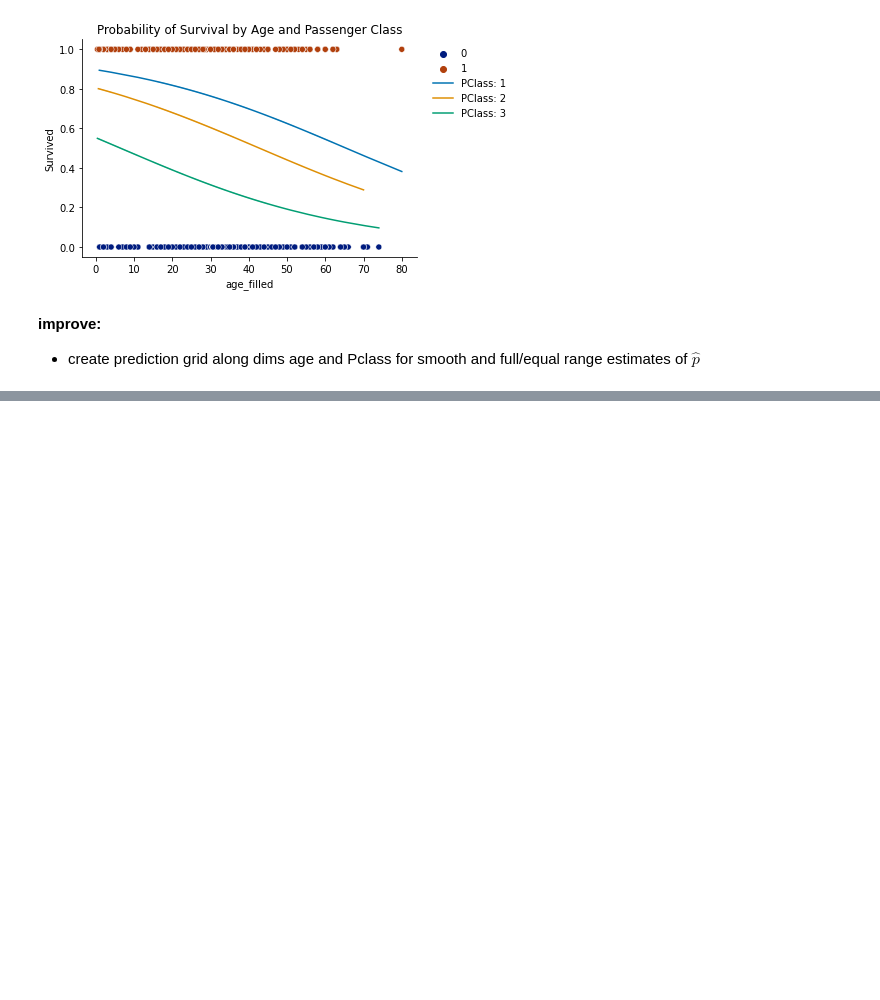
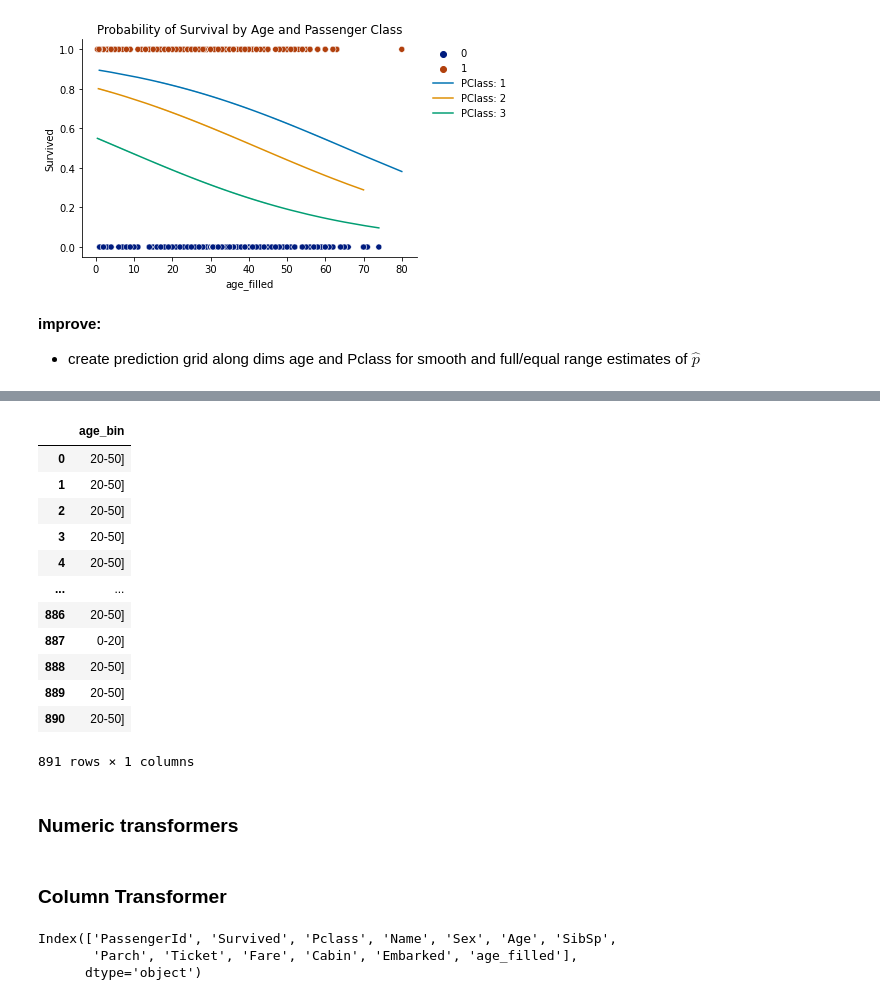
Before and after one commit to the-Hull/p045_spiced_projects, a Jupyter notebook: 02_week/01_exercises/2_ml_exercise.ipynb, the cells around one changed output, grey strips where cells are left out. Cells and saved outputs as stored; diff of their text form; code cells hidden in the pictures; blank space fills up the shorter version.

```diff
--- a/02_week/01_exercises/2_ml_exercise.ipynb
+++ b/02_week/01_exercises/2_ml_exercise.ipynb
@@ -563,0 +720,17 @@ fig.set(title = 'Probability of Survival by Age and Passenger Class')
+# %%
+aBin = FunctionTransformer(bin_age, validate=False)
+aBin.fit_transform(X)
+# %% [output]
+|  | age_bin |
+| 0 | 20-50] |
+| 1 | 20-50] |
+| 2 | 20-50] |
+| 3 | 20-50] |
+| 4 | 20-50] |
+| ... | ... |
+| 886 | 20-50] |
+| 887 | 0-20] |
+| 888 | 20-50] |
+| 889 | 20-50] |
+| 890 | 20-50] |
+891 rows × 1 columns
@@ -563,0 +741,2 @@ fig.set(title = 'Probability of Survival by Age and Passenger Class')
+# %% [markdown]
+### Numeric transformers
@@ -563,0 +748,8 @@ fig.set(title = 'Probability of Survival by Age and Passenger Class')
+# %% [markdown]
+### Column Transformer
+# %%
+df.columns
+# %% [output]
+Index(['PassengerId', 'Survived', 'Pclass', 'Name', 'Sex', 'Age', 'SibSp',
+       'Parch', 'Ticket', 'Fare', 'Cabin', 'Embarked', 'age_filled'],
+      dtype='object')
```
Also changed, not shown: parts of 28 cells of this notebook.
